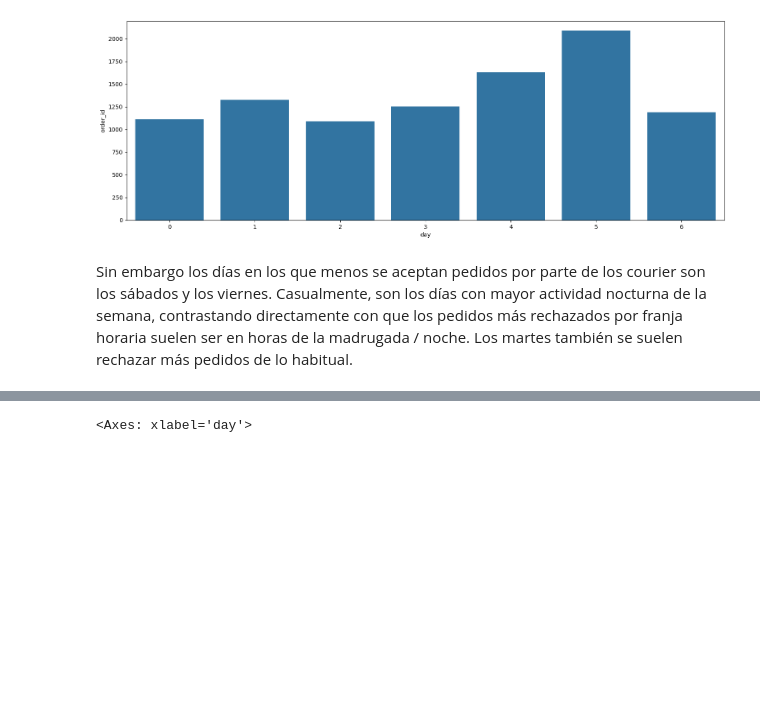
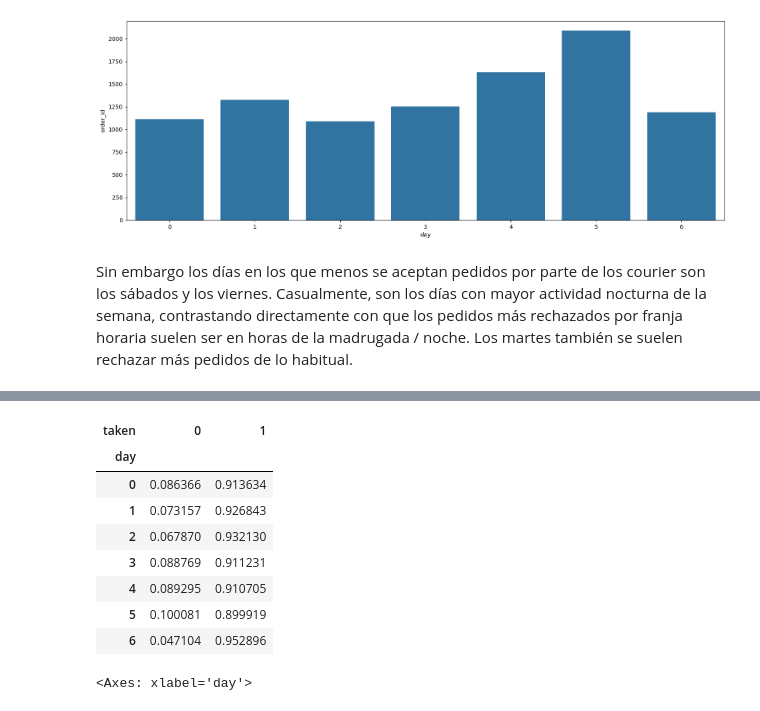
Before and after one commit to jdcarranzas/Prueba-Rappi, a Jupyter notebook: script.ipynb, the cells around one changed output, grey strips where cells are left out. Cells and saved outputs as stored; diff of their text form; code cells hidden in the pictures; blank space fills up the shorter version.

```diff
--- a/script.ipynb
+++ b/script.ipynb
@@ -255,3 +261,15 @@ Sin embargo los días en los que menos se aceptan pedidos por parte de los couri
+# %%
+aux.reset_index().pivot_table(index = 'day', values = 'order_id', columns = 'taken')
+# %% [output]
+| taken | 0 | 1 |
+| day |  |  |
+| 0 | 0.086366 | 0.913634 |
+| 1 | 0.073157 | 0.926843 |
+| 2 | 0.067870 | 0.932130 |
+| 3 | 0.088769 | 0.911231 |
+| 4 | 0.089295 | 0.910705 |
+| 5 | 0.100081 | 0.899919 |
+| 6 | 0.047104 | 0.952896 |
 # %%
 dataset.groupby(['day', 'taken'])[['total_earning']].mean().reset_index().pivot_table(index = 'day', values = 'total_earning', columns = 'taken').plot(kind = 'bar', stacked=False)
 # %% [output]
```
Also changed, not shown: parts of 6 cells of this notebook.
